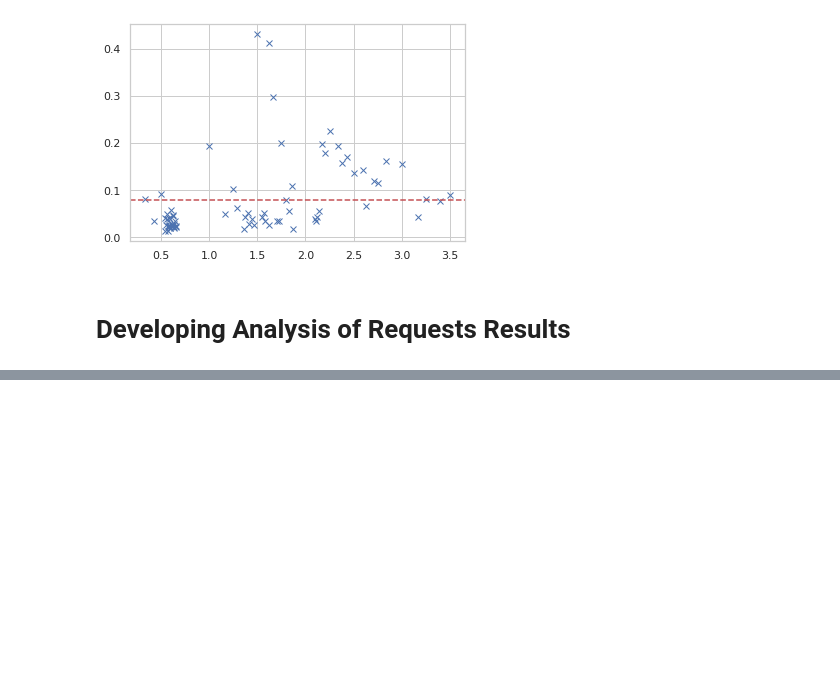
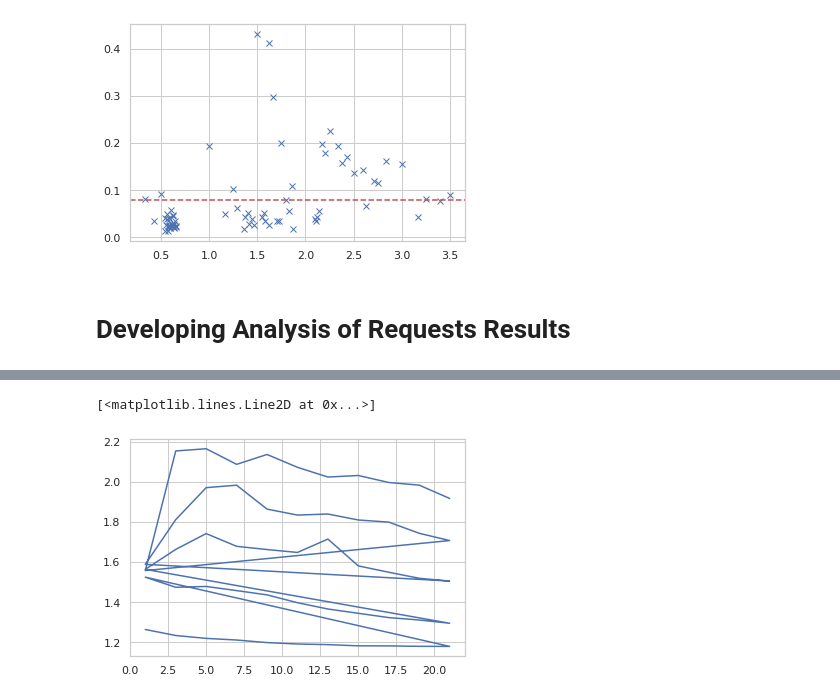
Before and after one commit to pacslab/conc-value-perf-modelling, a Jupyter notebook: experiments/experimenter/parse.ipynb, the cells around one changed output, grey strips where cells are left out. Cells and saved outputs as stored; diff of their text form; code cells hidden in the pictures; blank space fills up the shorter version.

Commit message:
running the experiments again to fix issues

```diff
--- a/experiments/experimenter/parse.ipynb
+++ b/experiments/experimenter/parse.ipynb
@@ -230,0 +238,14 @@ display(df.head())
+# %%
+results_arr = []
+for file_path in tqdm(reqs_file_list):
+    df = parse_reqs_file(file_path)
+    arrival_rate = df['rps'][0]
+
+    results_arr.append({
+        'arrival_rate': arrival_rate,
+        'average_resp_time': df['client_elapsed_time'].mean(),
+        # 'average_ready_count': df['start_ready_count'].mean()
+    })
+
+df_reqs_result = pd.DataFrame(data=results_arr)
+display(df_reqs_result.head())
@@ -230,0 +259,6 @@ display(df.head())
+# %%
+# TODO: After fixing the cc issue, replot this with groups
+plt.plot(df_reqs_result['arrival_rate'], df_reqs_result['average_resp_time'])
+# %% [output]
+[<matplotlib.lines.Line2D at 0x...>]
+[figure, added]
```
Also changed, not shown: parts of 4 cells of this notebook.
